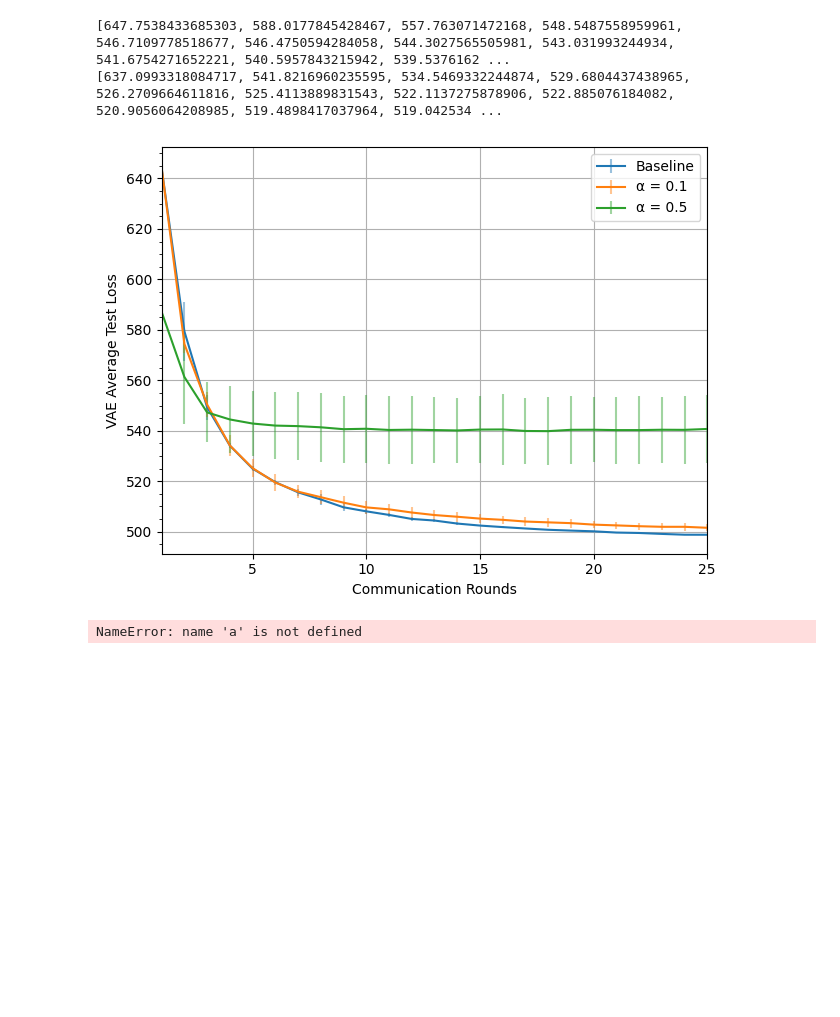
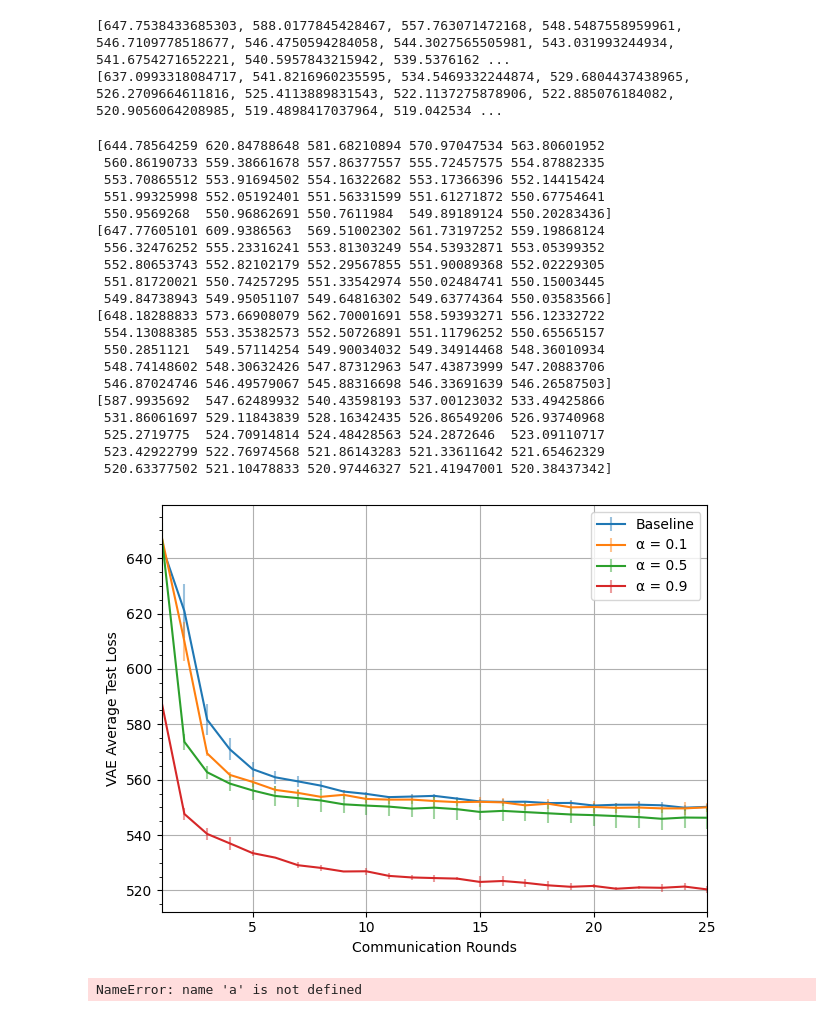
Before and after one commit to FederatedRP2024Delft/Federated-Learning-PyTorch-Weight-Modification, a Jupyter notebook: src/weights_data_analysis.ipynb, the cells around one changed output. Drawn from its saved outputs; the diff is of its cells as text; code cells hidden in the pictures; blank space fills up the shorter version.

```diff
--- a/src/weights_data_analysis.ipynb
+++ b/src/weights_data_analysis.ipynb
@@ -76,9 +77,29 @@ def plot_all_summarised(dataset, is_niid_1, is_beta):
      fig.tight_layout()
      plt.show()
 # %%
-plot_all_summarised("mnist",is_niid_1=True,is_beta=False)
+plot_all_summarised("mnist",is_niid_1=False,is_beta=True)
 # %% [output]
+[644.78564259 620.84788648 581.68210894 570.97047534 563.80601952
+ 560.86190733 559.38661678 557.86377557 555.72457575 554.87882335
+ 553.70865512 553.91694502 554.16322682 553.17366396 552.14415424
+ 551.99325998 552.05192401 551.56331599 551.61271872 550.67754641
+ 550.9569268  550.96862691 550.7611984  549.89189124 550.20283436]
+[647.77605101 609.9386563  569.51002302 561.73197252 559.19868124
+ 556.32476252 555.23316241 553.81303249 554.53932871 553.05399352
+ 552.80653743 552.82102179 552.29567855 551.90089368 552.02229305
+ 551.81720021 550.74257295 551.33542974 550.02484741 550.15003445
+ 549.84738943 549.95051107 549.64816302 549.63774364 550.03583566]
+[648.18288833 573.66908079 562.70001691 558.59393271 556.12332722
+ 554.13088385 553.35382573 552.50726891 551.11796252 550.65565157
+ 550.2851121  549.57114254 549.90034032 549.34914468 548.36010934
+ 548.74148602 548.30632426 547.87312963 547.43873999 547.20883706
+ 546.87024746 546.49579067 545.88316698 546.33691639 546.26587503]
+[587.9935692  547.62489932 540.43598193 537.00123032 533.49425866
+ 531.86061697 529.11843839 528.16342435 526.86549206 526.93740968
+ 525.2719775  524.70914814 524.48428563 524.2872646  523.09110717
+ 523.42922799 522.76974568 521.86143283 521.33611642 521.65462329
+ 520.63377502 521.10478833 520.97446327 521.41947001 520.38437342]
-[figure, old version]
+[figure, new version]
 # %%
 cur_alpha = "1.0"
 cur_beta = "0.5"
```
Also changed, not shown: parts of 1 cell of this notebook, 1 other file.
